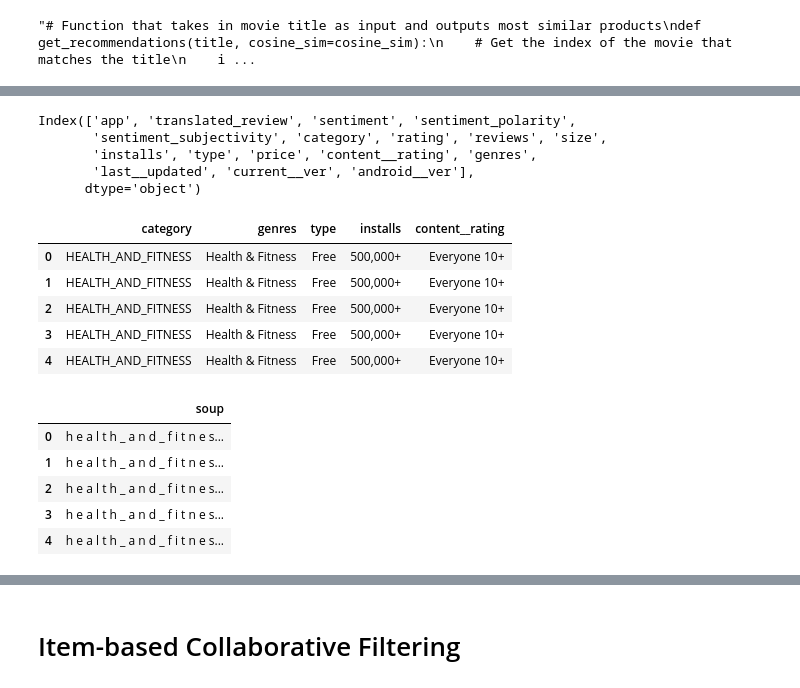
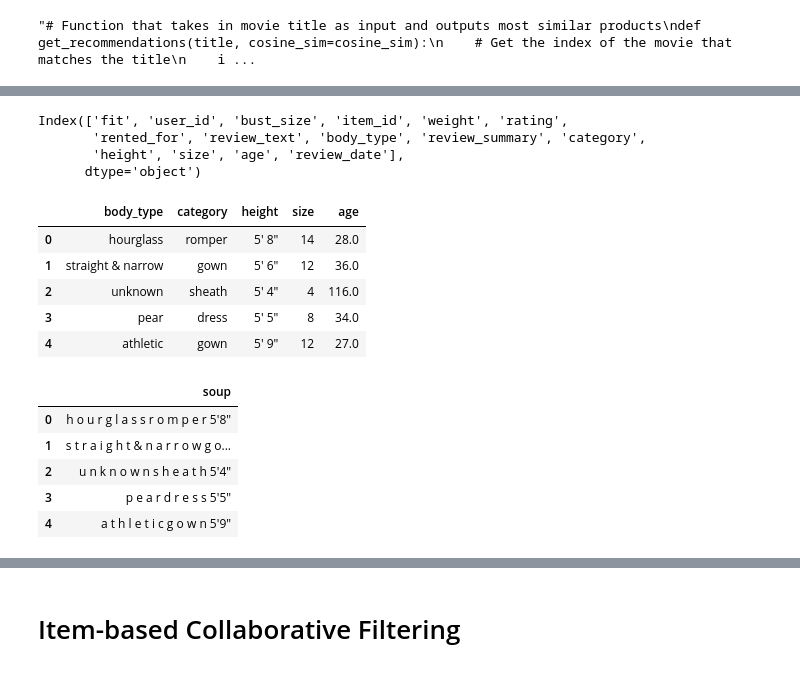
Before and after one commit to LuiisClaudio/mod-cloth, a Jupyter notebook: LuisMartins_CA2.ipynb, the cells around one changed output, grey strips where cells are left out. Saved outputs shown, nothing was run; the diff lists cells and outputs as text; code cells hidden in the pictures.

Commit message:
Changing dataset again, because it was missing features in the other :(

```diff
--- a/LuisMartins_CA2.ipynb
+++ b/LuisMartins_CA2.ipynb
@@ -61,3 +61,6 @@ def to_snake_case(col):
     col = col.replace('.', '_')
     col = col.replace('-', '_')
     return col.lower()
+# %%
+renttherunway_final_data.columns = [to_snake_case(col) for col in renttherunway_final_data.columns]
+renttherunway_final_data.head()
@@ -63,0 +74,23 @@ def to_snake_case(col):
+# %%
+# Data cleaning for renttherunway_final_data
+
+# 1. Remove duplicates
+renttherunway_final_data = renttherunway_final_data.drop_duplicates()
+
+# 2. Drop rows with missing essential values (e.g., item_id, review_text, rating)
+renttherunway_final_data = renttherunway_final_data.dropna(subset=['item_id', 'review_text', 'rating'])
+
+# 3. Fill missing values in less critical columns with sensible defaults
+renttherunway_final_data['body_type'] = renttherunway_final_data['body_type'].fillna('unknown')
+renttherunway_final_data['category'] = renttherunway_final_data['category'].fillna('unknown')
+renttherunway_final_data['age'] = renttherunway_final_data['age'].fillna(renttherunway_final_data['age'].median())
+
+# 4. Strip whitespace from string columns
+for col in ['review_text', 'body_type', 'category']:
+    renttherunway_final_data[col] = renttherunway_final_data[col].astype(str).str.strip()
+
+# 5. Reset index after cleaning
+renttherunway_final_data = renttherunway_final_data.reset_index(drop=True)
+
+# Display cleaned dataframe summary
+renttherunway_final_data.head()
@@ -260,10 +237,10 @@ from sklearn.feature_extraction.text import TfidfVectorizer
 tfidf = TfidfVectorizer(stop_words = portuguese_stop_words)
 
 #Replace NaN with an empty string
-play_store_review_df['translated_review'] = play_store_review_df['translated_review'].fillna('')
+renttherunway_final_data['review_text'] = renttherunway_final_data['review_text'].fillna('')
 
 #Construct the required TF-IDF matrix by fitting and transforming the data
-tfidf_matrix = tfidf.fit_transform(play_store_review_df['translated_review'])
+tfidf_matrix = tfidf.fit_transform(renttherunway_final_data['review_text'])
 
 #Output the shape of tfidf_matrix
 tfidf_matrix.shape
@@ -371,20 +348,20 @@ Name: app, dtype: object
+# %%
+renttherunway_final_data.columns
+# %% [output]
+Index(['fit', 'user_id', 'bust_size', 'item_id', 'weight', 'rating',
+       'rented_for', 'review_text', 'body_type', 'review_summary', 'category',
+       'height', 'size', 'age', 'review_date'],
+      dtype='object')
 # %%
-playstore_merged_df = play_store_review_df.merge(play_store_df, on='app', how='left')
-print(playstore_merged_df.columns)
-soup_features = ['category', 'genres', 'type', 'installs', 'content__rating']
-playstore_merged_df[soup_features].head()
+soup_features = ['body_type','category', 'height', 'size', 'age']
+renttherunway_final_data[soup_features].head()
 # %% [output]
-Index(['app', 'translated_review', 'sentiment', 'sentiment_polarity',
-       'sentiment_subjectivity', 'category', 'rating', 'reviews', 'size',
-       'installs', 'type', 'price', 'content__rating', 'genres',
-       'last__updated', 'current__ver', 'android__ver'],
-      dtype='object')
-|  | category | genres | type | installs | content__rating |
-| 0 | HEALTH_AND_FITNESS | Health & Fitness | Free | 500,000+ | Everyone 10+ |
-| 1 | HEALTH_AND_FITNESS | Health & Fitness | Free | 500,000+ | Everyone 10+ |
-| 2 | HEALTH_AND_FITNESS | Health & Fitness | Free | 500,000+ | Everyone 10+ |
-| 3 | HEALTH_AND_FITNESS | Health & Fitness | Free | 500,000+ | Everyone 10+ |
-| 4 | HEALTH_AND_FITNESS | Health & Fitness | Free | 500,000+ | Everyone 10+ |
+|  | body_type | category | height | size | age |
+| 0 | hourglass | romper | 5' 8" | 14 | 28.0 |
+| 1 | straight & narrow | gown | 5' 6" | 12 | 36.0 |
+| 2 | unknown | sheath | 5' 4" | 4 | 116.0 |
+| 3 | pear | dress | 5' 5" | 8 | 34.0 |
+| 4 | athletic | gown | 5' 9" | 12 | 27.0 |
 # %%
 # Function to convert all strings to lower case and strip names of spaces
 def clean_data(x):
@@ -408,14 +385,14 @@ def create_soup(x):
 # %%
 # Create a new soup feature
-playstore_merged_df['soup'] = playstore_merged_df.apply(create_soup, axis = 1)
-playstore_merged_df[['soup']].head(5)
+renttherunway_final_data['soup'] = renttherunway_final_data.apply(create_soup, axis = 1)
+renttherunway_final_data[['soup']].head(5)
 # %% [output]
 |  | soup |
-| 0 | h e a l t h _ a n d _ f i t n e s... |
-| 1 | h e a l t h _ a n d _ f i t n e s... |
-| 2 | h e a l t h _ a n d _ f i t n e s... |
-| 3 | h e a l t h _ a n d _ f i t n e s... |
-| 4 | h e a l t h _ a n d _ f i t n e s... |
+| 0 | h o u r g l a s s r o m p e r 5'8" |
+| 1 | s t r a i g h t & n a r r o w g o... |
+| 2 | u n k n o w n s h e a t h 5'4" |
+| 3 | p e a r d r e s s 5'5" |
+| 4 | a t h l e t i c g o w n 5'9" |
 # %%
 # Import CountVectorizer and create the count matrix
 from sklearn.feature_extraction.text import CountVectorizer
```
Also changed, not shown: parts of 50 cells of this notebook.
